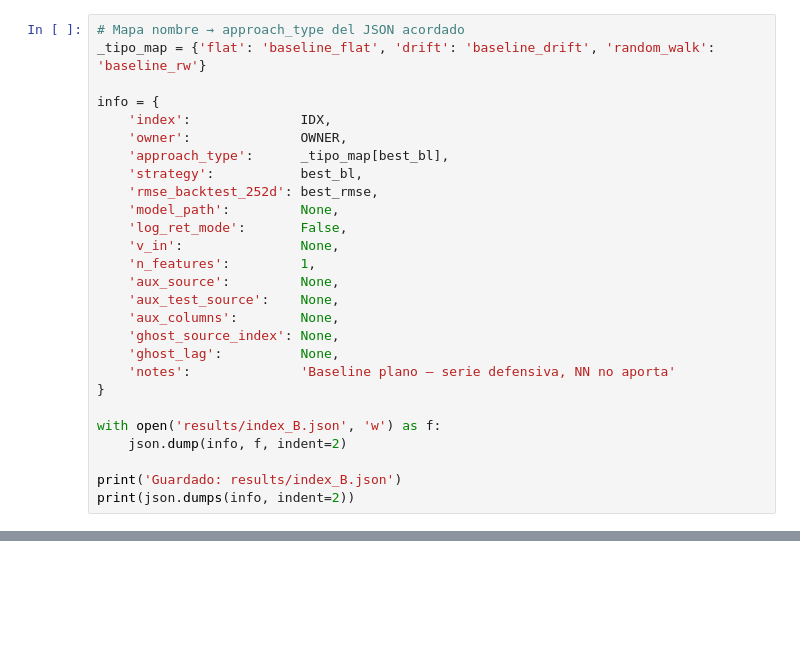
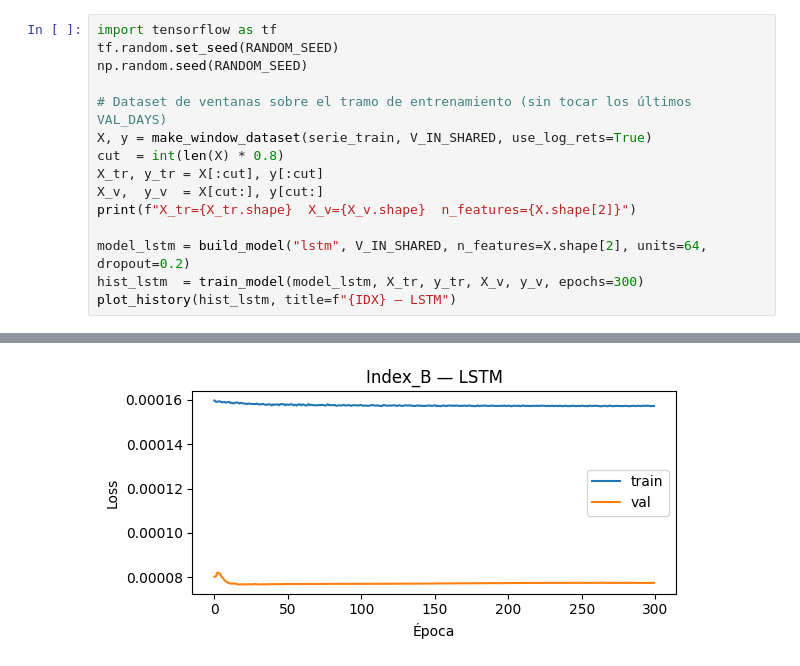
Before and after one commit to Romequinco/TAREA_COMPETICION_REDES_NEURONALES, a Jupyter notebook: 04_index_B.ipynb, the cells around one changed output, grey strips where cells are left out. Drawn from its saved outputs; the diff is of its cells as text; blank space fills up the shorter version.

```diff
--- a/04_index_B.ipynb
+++ b/04_index_B.ipynb
@@ -83,27 +109,16 @@ Si el RMSE del baseline es aceptable (muy inferior al de A/F) y el rollout visua
 # %%
-# Mapa nombre → approach_type del JSON acordado
-_tipo_map = {'flat': 'baseline_flat', 'drift': 'baseline_drift', 'random_walk': 'baseline_rw'}
+import tensorflow as tf
+tf.random.set_seed(RANDOM_SEED)
+np.random.seed(RANDOM_SEED)
 
-info = {
-    'index':              IDX,
-    'owner':              OWNER,
-    'approach_type':      _tipo_map[best_bl],
-    'strategy':           best_bl,
-    'rmse_backtest_252d': best_rmse,
-    'model_path':         None,
-    'log_ret_mode':       False,
-    'v_in':               None,
-    'n_features':         1,
-    'aux_source':         None,
-    'aux_test_source':    None,
-    'aux_columns':        None,
-    'ghost_source_index': None,
-    'ghost_lag':          None,
-    'notes':              'Baseline plano — serie defensiva, NN no aporta'
-}
+# Dataset de ventanas sobre el tramo de entrenamiento (sin tocar los últimos VAL_DAYS)
+X, y = make_window_dataset(serie_train, V_IN_SHARED, use_log_rets=True)
+cut  = int(len(X) * 0.8)
+X_tr, y_tr = X[:cut], y[:cut]
+X_v,  y_v  = X[cut:], y[cut:]
+print(f"X_tr={X_tr.shape}  X_v={X_v.shape}  n_features={X.shape[2]}")
 
-with open('results/index_B.json', 'w') as f:
-    json.dump(info, f, indent=2)
-
-print('Guardado: results/index_B.json')
-print(json.dumps(info, indent=2))
+model_lstm = build_model("lstm", V_IN_SHARED, n_features=X.shape[2], units=64, dropout=0.2)
+hist_lstm  = train_model(model_lstm, X_tr, y_tr, X_v, y_v, epochs=300)
+plot_history(hist_lstm, title=f"{IDX} — LSTM")
+# %% [output]
@@ -109,0 +127 @@ print(json.dumps(info, indent=2))
+[figure, added]
```
Also changed, not shown: parts of 25 cells of this notebook, 8 other files.
